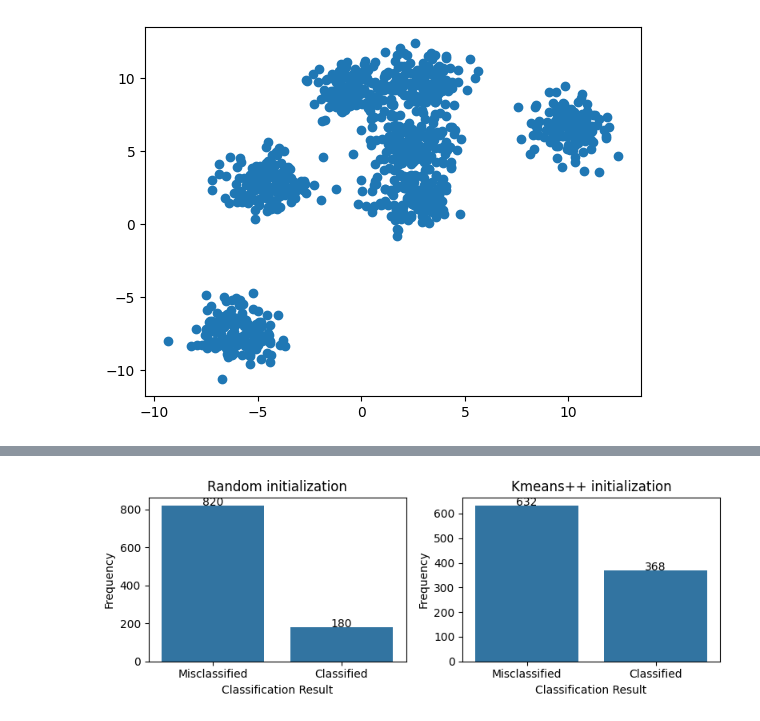
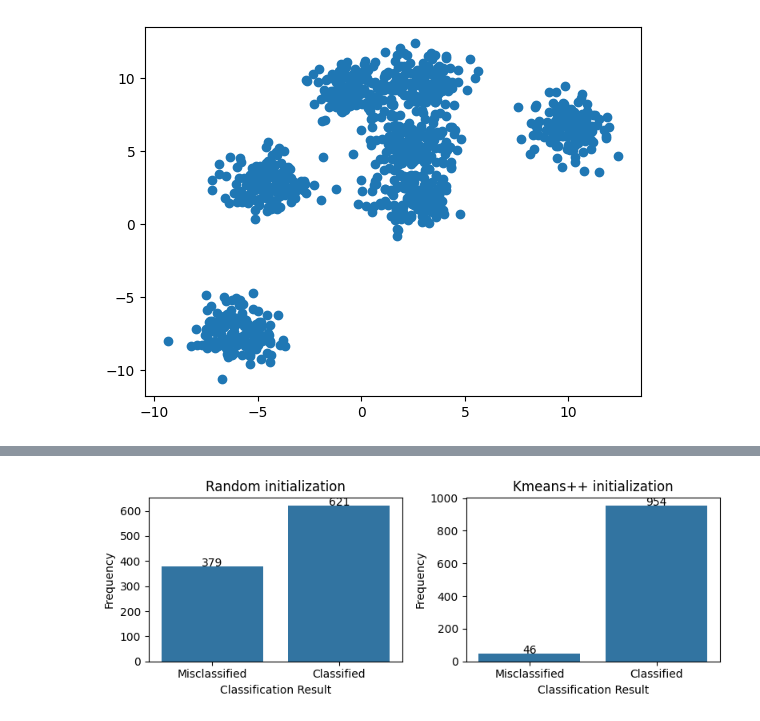
Before and after one commit to Shafi-Ullah/Kmeans-alg-from-scratch, a Jupyter notebook: demo_code.ipynb, the cells around one changed output, grey strips where cells are left out. Cells and saved outputs as stored; diff of their text form; code cells hidden in the pictures.

```diff
--- a/demo_code.ipynb
+++ b/demo_code.ipynb
@@ -108,16 +90,17 @@ plt.show()
 # %%
 from sklearn.cluster import KMeans
 # %%
-kmeans_random = KMeans(n_clusters=7,n_init=1,init="random",max_iter=300)
+kmeans_random = KMeans(n_clusters=7,n_init=2,init="random",max_iter=300)
 kmeans_random.fit(X)
-result_random = []
+result_random_sk = []
 inertia = []
 for i in range(1000):
     kmeans_random.fit(X)
-    inertia.append(round(kmeans_random.inertia_,10))
-    if round(kmeans_random.inertia_,2) == round(1942.4301026157043,2):
-        result_random.append(1)
+    inertia.append(round(kmeans_random.inertia_,0))
+    if round(kmeans_random.inertia_,0) in (1942,1943):
+        result_random_sk.append(1)
     else:
-        result_random.append(0)
-print(np.unique(result_random,return_counts=True))
+        result_random_sk.append(0)
+print(np.unique(result_random_sk,return_counts=True))
+print((np.unique(inertia,return_counts=True)))
 # %% [output]
@@ -145,18 +119,18 @@ print(np.unique(inertia,return_counts=True))
 # %%
-kmeans_plus = KMeans(n_clusters=7,n_init=1,init="k-means++",max_iter=300)
-result_plus = []
+kmeans_plus = KMeans(n_clusters=7,n_init=2,init="k-means++",max_iter=300)
+result_plus_sk = []
 inertia = []
-for i in range(1,1001):
+for i in range(1000):
 
     kmeans_plus.fit(X)
 
-    inertia.append(round(kmeans_plus.inertia_,9))
+    inertia.append(round(kmeans_plus.inertia_,0))
 
-    if round(kmeans_plus.inertia_,2) == round(1942.4301026157043,2):
-        result_plus.append(1)
+    if round(kmeans_plus.inertia_,0) in (1942,1943):
+        result_plus_sk.append(1)
     else:
-        result_plus.append(0)
+        result_plus_sk.append(0)
 
-print(np.unique(result_plus,return_counts=True))
-print(np.unique(inertia,return_counts=True))
+print(np.unique(result_plus_sk,return_counts=True))
+print((np.unique(inertia,return_counts=True)))
 # %% [output]
@@ -180,27 +142,27 @@ print(np.unique(inertia,return_counts=True))
 # %%
 label_map = {'0': 'Misclassified', '1': 'Classified'}
 
 fig, (ax1, ax2) = plt.subplots(1, 2, figsize=(8, 3))
 
-sns.countplot(x=result_random, ax=ax1)
+sns.countplot(x=result_random_sk, ax=ax1)
 ax1.set_xticklabels([label_map[x.get_text()] for x in ax1.get_xticklabels()])
 ax1.set_xlabel("Classification Result")
 ax1.set_ylabel("Frequency")
 ax1.set_title("Random initialization")
 for p in ax1.patches:
     height = p.get_height()
     ax1.text(p.get_x() + p.get_width()/2., height + 0.1, int(height), ha="center")
 
-sns.countplot(x=result_plus, ax=ax2)
+sns.countplot(x=result_plus_sk, ax=ax2)
 ax2.set_xticklabels([label_map[x.get_text()] for x in ax2.get_xticklabels()])
 ax2.set_xlabel("Classification Result")
 ax2.set_ylabel("Frequency")
 ax2.set_title("Kmeans++ initialization")
 for p in ax2.patches:
     height = p.get_height()
     ax2.text(p.get_x() + p.get_width()/2., height + 0.1, int(height), ha="center")
 
 plt.tight_layout()
 plt.show()
 # %% [output]
-[figure, old version]
+[figure, new version]
```
Also changed, not shown: parts of 7 cells of this notebook, 3 other files.
